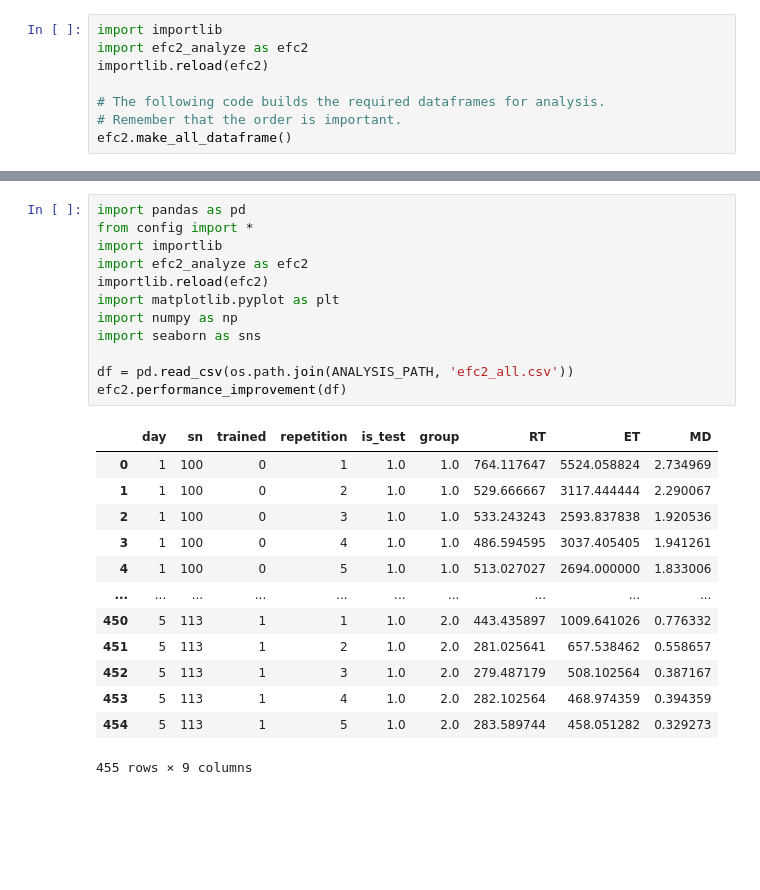
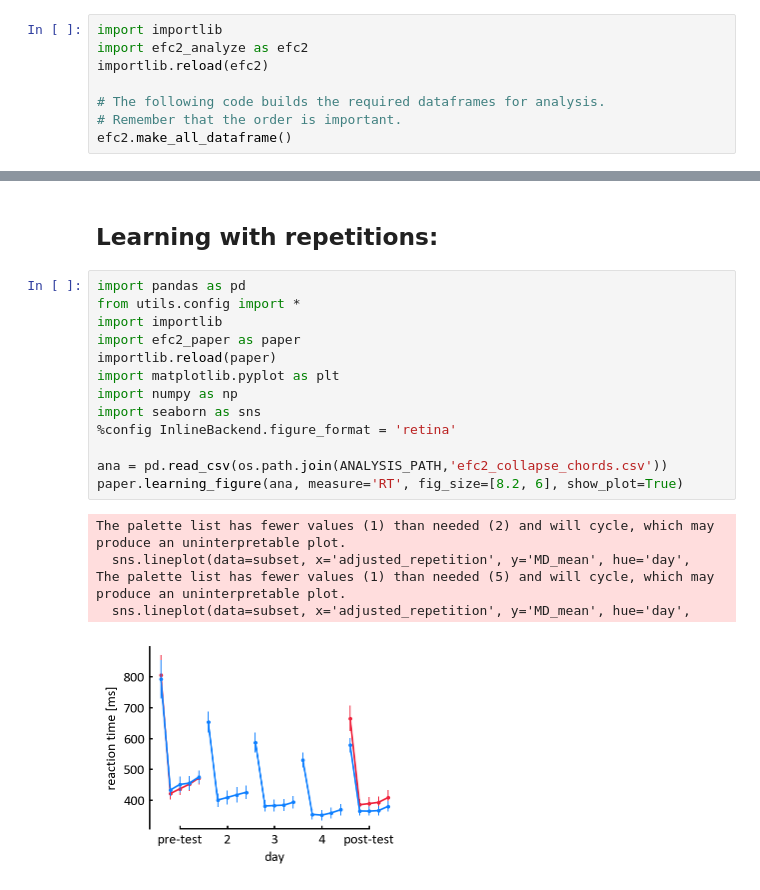
Before and after one commit to alighavam/EFC2, a Jupyter notebook: efc2_notebook.ipynb, the cells around one changed output, grey strips where cells are left out. Drawn from its saved outputs; the diff is of its cells as text; blank space fills up the shorter version.

Commit message:
paper analysis

```diff
--- a/efc2_notebook.ipynb
+++ b/efc2_notebook.ipynb
@@ -47,26 +90,21 @@ efc2.should_I_trust_this_data(df)
+# %% [markdown]
+## Learning with repetitions:
 # %%
 import pandas as pd
-from config import *
+from utils.config import *
 import importlib
-import efc2_analyze as efc2
-importlib.reload(efc2)
+import efc2_paper as paper
+importlib.reload(paper)
 import matplotlib.pyplot as plt
 import numpy as np
 import seaborn as sns
+%config InlineBackend.figure_format = 'retina'
 
-df = pd.read_csv(os.path.join(ANALYSIS_PATH, 'efc2_all.csv'))
-efc2.performance_improvement(df)
+ana = pd.read_csv(os.path.join(ANALYSIS_PATH,'efc2_collapse_chords.csv'))
+paper.learning_figure(ana, measure='RT', fig_size=[8.2, 6], show_plot=True)
 # %% [output]
-|  | day | sn | trained | repetition | is_test | group | RT | ET | MD |
-| 0 | 1 | 100 | 0 | 1 | 1.0 | 1.0 | 764.117647 | 5524.058824 | 2.734969 |
-| 1 | 1 | 100 | 0 | 2 | 1.0 | 1.0 | 529.666667 | 3117.444444 | 2.290067 |
-| 2 | 1 | 100 | 0 | 3 | 1.0 | 1.0 | 533.243243 | 2593.837838 | 1.920536 |
-| 3 | 1 | 100 | 0 | 4 | 1.0 | 1.0 | 486.594595 | 3037.405405 | 1.941261 |
-| 4 | 1 | 100 | 0 | 5 | 1.0 | 1.0 | 513.027027 | 2694.000000 | 1.833006 |
-| ... | ... | ... | ... | ... | ... | ... | ... | ... | ... |
-| 450 | 5 | 113 | 1 | 1 | 1.0 | 2.0 | 443.435897 | 1009.641026 | 0.776332 |
-| 451 | 5 | 113 | 1 | 2 | 1.0 | 2.0 | 281.025641 | 657.538462 | 0.558657 |
-| 452 | 5 | 113 | 1 | 3 | 1.0 | 2.0 | 279.487179 | 508.102564 | 0.387167 |
-| 453 | 5 | 113 | 1 | 4 | 1.0 | 2.0 | 282.102564 | 468.974359 | 0.394359 |
-| 454 | 5 | 113 | 1 | 5 | 1.0 | 2.0 | 283.589744 | 458.051282 | 0.329273 |
-455 rows × 9 columns
+The palette list has fewer values (1) than needed (2) and will cycle, which may produce an uninterpretable plot.
+  sns.lineplot(data=subset, x='adjusted_repetition', y='MD_mean', hue='day',
+The palette list has fewer values (1) than needed (5) and will cycle, which may produce an uninterpretable plot.
+  sns.lineplot(data=subset, x='adjusted_repetition', y='MD_mean', hue='day',
+[figure, added]
```
Also changed, not shown: parts of 8 cells of this notebook, 6 other files.
